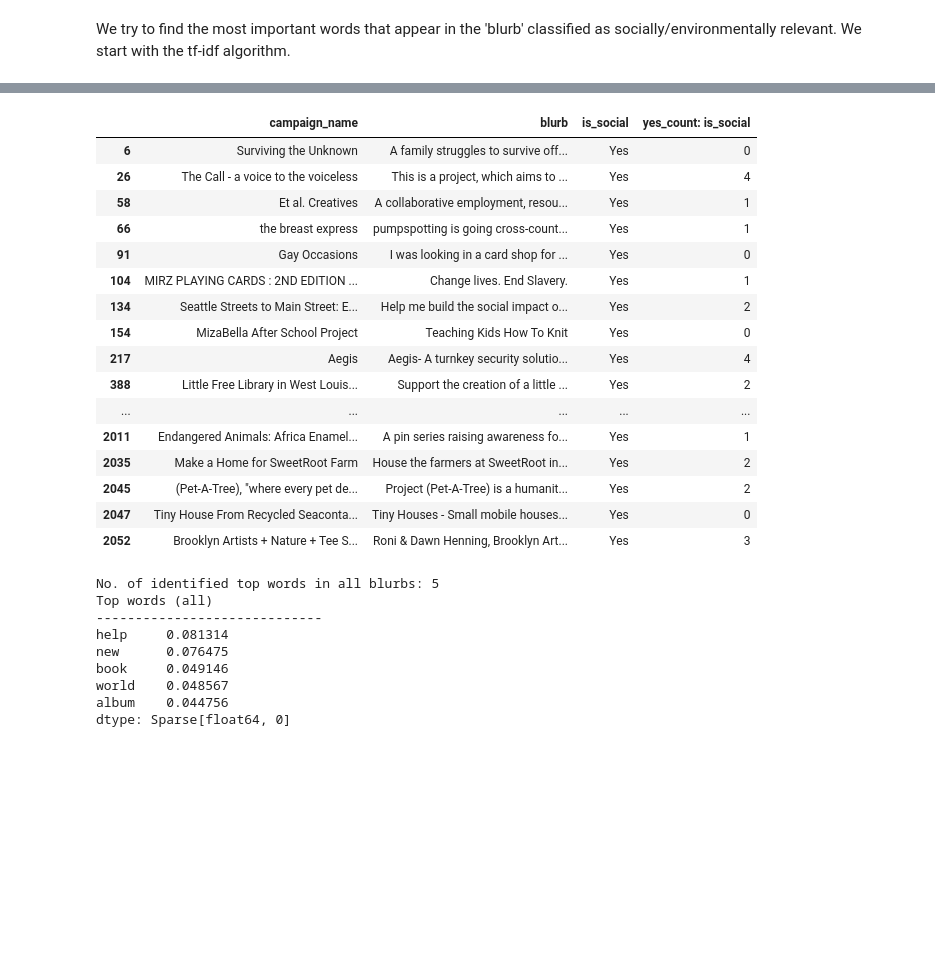
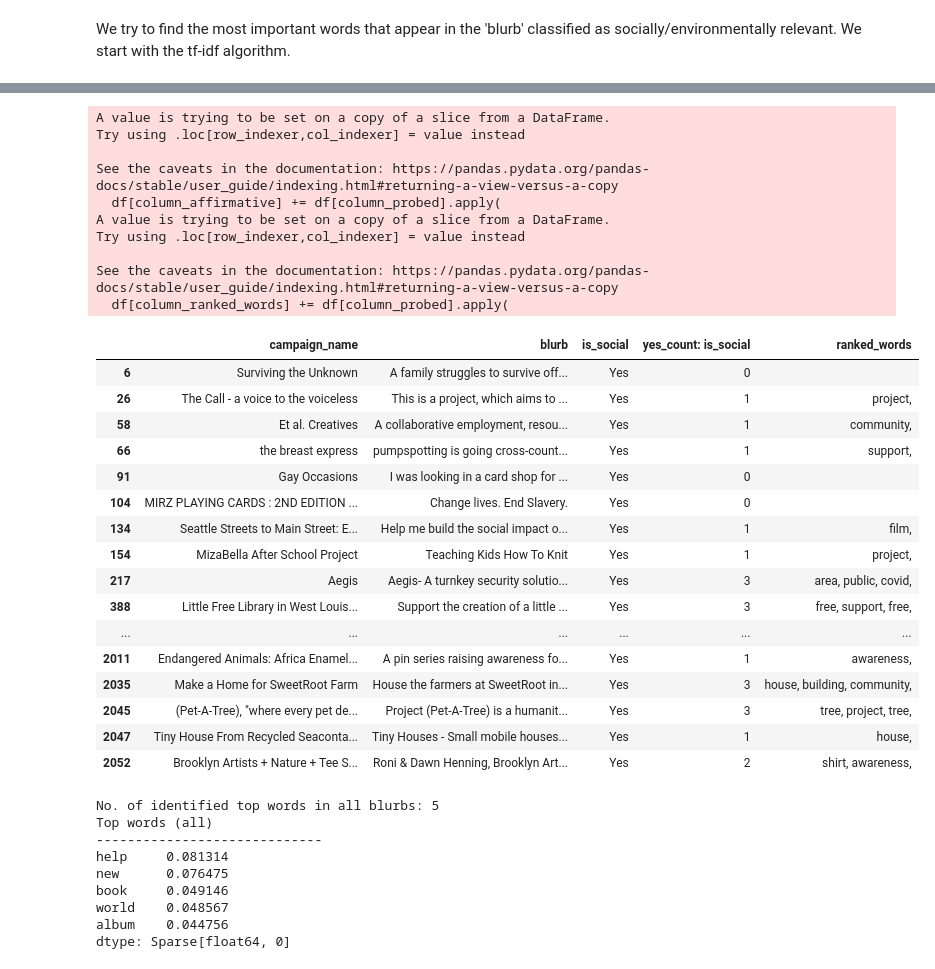
Before and after one commit to joss-thu/sustainability-kickstarter-campaigns, a Jupyter notebook: 02.Dataset_semantic_analysis.ipynb, the cells around one changed output, grey strips where cells are left out. Drawn from its saved outputs; the diff is of its cells as text; code cells hidden in the pictures; blank space fills up the shorter version.

```diff
--- a/02.Dataset_semantic_analysis.ipynb
+++ b/02.Dataset_semantic_analysis.ipynb
@@ -81,11 +81,35 @@ STOP_WORDS = list(text.ENGLISH_STOP_WORDS.union([str(i) for i in range(10)]))
 MIN_DOCS= .05
 #TOKEN_PATTERN= '(?u)\\b\\w*[a-zA-Z]\\w*\\b'
 #TOKEN_PATTERN = '(?u)\\b\\w*[a-zA-Z]\\w*[a-zA-Z]\\w*\\b'
+TOKEN_PATTERN= '(?u)\\b[a-zA-Z]{2,}\\b'
 
+'''
+def rank_words(df, ranked_words, column_probed, column_affirmative,):
+  df.loc[:, column_affirmative] = df[column_probed].apply(lambda blurb: ['Yes' if re.sub(r'\W+', '', word).lower() in ranked_words.index else 'No' for word in blurb.replace('-', ' ').lower().split()]).apply(lambda x: x.count('Yes'))
+  return df
+'''
+'''
+def rank_words(df, ranked_words, columns_probed, column_affirmative, column_ranked_words='ranked_words'):
+    df[column_affirmative] = 0
+    df[column_ranked_words] = ''
+    for column_probed in columns_probed:
+        df[column_affirmative] += df[column_probed].apply(lambda blurb: ['Yes' if re.sub(r'[\W,]+', '', word).lower() in ranked_words.index else 'No' for word in blurb.replace('-', ' ',).lower().split()]).apply(lambda x: x.count('Yes'))
+        df[column_ranked_words] += df[column_probed].apply(lambda blurb: [re.sub(r'[\W,]+', '', word) if re.sub(r'[\W,]+', '', word).lower() in ranked_words.index else '' for word in blurb.replace('-', ' ').lower().split()]).apply(lambda x: ', '.join(filter(None, x)))
+    return df
+'''
 
-def rank_words(df, ranked_words, column_probed, column_affirmative,):
-    df.loc[:, column_affirmative] = df[column_probed].apply(lambda blurb: ['Yes' if re.sub(r'\W+', '', word).lower() in ranked_words.index else 'No' for word in blurb.replace('-', ' ').lower().split()]).apply(lambda x: x.count('Yes'))
+def rank_words(df, ranked_words, columns_probed, column_affirmative, column_ranked_words='ranked_words', threshold=0.05):
+    df[column_affirmative] = 0
+    df[column_ranked_words] = ''
+    for column_probed in columns_probed:
+        df[column_affirmative] += df[column_probed].apply(
+            lambda blurb: ['Yes' if (clean_word := re.sub(r'[\W,]+', '', word).lower()) in ranked_words.index and ranked_words.loc[clean_word] > threshold else 'No' for word in blurb.replace('-', ' ',).lower().split()]
+        ).apply(lambda x: x.count('Yes'))
+        df[column_ranked_words] += df[column_probed].apply(
+            lambda blurb: [clean_word + ', ' if (clean_word := re.sub(r'[\W,]+', '', word).lower()) in ranked_words.index and ranked_words.loc[clean_word] > threshold else '' for word in blurb.replace('-', ' ').lower().split()]
+        ).apply(lambda x: ''.join(filter(None, x)))
     return df
+
 
 
 def get_word_count_in_classified_blurbs(df, count_column):
@@ -180,10 +233,10 @@ See the caveats in the documentation: https://pandas.pydata.org/pandas-docs/stab
 #----------------------------------------------------------------
 #2. FInd top ranking words in samples classified as social
 #----------------------------------------------------------------
-tf_idf_model = TfidfVectorizer(stop_words=STOP_WORDS, min_df= MIN_DOCS)
+tf_idf_model = TfidfVectorizer(stop_words=STOP_WORDS, min_df= MIN_DOCS, token_pattern=TOKEN_PATTERN)
 
-blurb_is_social= df_is_envt_or_social[df_is_envt_or_social['is_social'] == 'Yes']['blurb'].tolist()
-blurb_is_social= [text.lower() for text in blurb_is_social]
+blurb_is_social = df_is_envt_or_social[df_is_envt_or_social['is_social'] == 'Yes'][['campaign_name', 'blurb']].agg(' '.join, axis=1).tolist()
+blurb_is_social = [text.lower() for text in blurb_is_social]
 
 tf_idf_vector = tf_idf_model.fit_transform(blurb_is_social)
 words_set = tf_idf_model.get_feature_names_out()
@@ -217,7 +270,7 @@ dtype: Sparse[float64, 0]
 df_social= df_is_envt_or_social[df_is_envt_or_social['is_social']=='Yes']
 df_social.drop('is_environmental',axis=1,inplace=True)
 
-rank_words(df_social, ranked_words_social, column_probed='blurb', column_affirmative='yes_count: is_social')
+rank_words(df_social, ranked_words_social, columns_probed=['campaign_name','blurb'], column_affirmative='yes_count: is_social')
 
 word_count_classified_social= get_word_count_in_classified_blurbs(df_social,'yes_count: is_social' )
 print(word_count_classified_social)
@@ -241,20 +302,30 @@ See the caveats in the documentation: https://pandas.pydata.org/pandas-docs/stab
+A value is trying to be set on a copy of a slice from a DataFrame.
+Try using .loc[row_indexer,col_indexer] = value instead
+
+See the caveats in the documentation: https://pandas.pydata.org/pandas-docs/stable/user_guide/indexing.html#returning-a-view-versus-a-copy
+  df[column_affirmative] += df[column_probed].apply(
+A value is trying to be set on a copy of a slice from a DataFrame.
+Try using .loc[row_indexer,col_indexer] = value instead
+
+See the caveats in the documentation: https://pandas.pydata.org/pandas-docs/stable/user_guide/indexing.html#returning-a-view-versus-a-copy
+  df[column_ranked_words] += df[column_probed].apply(
-|  | campaign_name | blurb | is_social | yes_count: is_social |
-| 6 | Surviving the Unknown | A family struggles to survive off... | Yes | 0 |
-| 26 | The Call - a voice to the voiceless | This is a project, which aims to ... | Yes | 4 |
-| 58 | Et al. Creatives | A collaborative employment, resou... | Yes | 1 |
-| 66 | the breast express | pumpspotting is going cross-count... | Yes | 1 |
-| 91 | Gay Occasions | I was looking in a card shop for ... | Yes | 0 |
-| 104 | MIRZ PLAYING CARDS : 2ND EDITION ... | Change lives. End Slavery. | Yes | 1 |
-| 134 | Seattle Streets to Main Street: E... | Help me build the social impact o... | Yes | 2 |
-| 154 | MizaBella After School Project | Teaching Kids How To Knit | Yes | 0 |
-| 217 | Aegis | Aegis- A turnkey security solutio... | Yes | 4 |
-| 388 | Little Free Library in West Louis... | Support the creation of a little ... | Yes | 2 |
-| ... | ... | ... | ... | ... |
-| 2011 | Endangered Animals: Africa Enamel... | A pin series raising awareness fo... | Yes | 1 |
-| 2035 | Make a Home for SweetRoot Farm | House the farmers at SweetRoot in... | Yes | 2 |
-| 2045 | (Pet-A-Tree), "where every pet de... | Project (Pet-A-Tree) is a humanit... | Yes | 2 |
-| 2047 | Tiny House From Recycled Seaconta... | Tiny Houses - Small mobile houses... | Yes | 0 |
-| 2052 | Brooklyn Artists + Nature + Tee S... | Roni & Dawn Henning, Brooklyn Art... | Yes | 3 |
+|  | campaign_name | blurb | is_social | yes_count: is_social | ranked_words |
+| 6 | Surviving the Unknown | A family struggles to survive off... | Yes | 0 |  |
+| 26 | The Call - a voice to the voiceless | This is a project, which aims to ... | Yes | 1 | project, |
+| 58 | Et al. Creatives | A collaborative employment, resou... | Yes | 1 | community, |
+| 66 | the breast express | pumpspotting is going cross-count... | Yes | 1 | support, |
+| 91 | Gay Occasions | I was looking in a card shop for ... | Yes | 0 |  |
+| 104 | MIRZ PLAYING CARDS : 2ND EDITION ... | Change lives. End Slavery. | Yes | 0 |  |
+| 134 | Seattle Streets to Main Street: E... | Help me build the social impact o... | Yes | 1 | film, |
+| 154 | MizaBella After School Project | Teaching Kids How To Knit | Yes | 1 | project, |
+| 217 | Aegis | Aegis- A turnkey security solutio... | Yes | 3 | area, public, covid, |
+| 388 | Little Free Library in West Louis... | Support the creation of a little ... | Yes | 3 | free, support, free, |
+| ... | ... | ... | ... | ... | ... |
+| 2011 | Endangered Animals: Africa Enamel... | A pin series raising awareness fo... | Yes | 1 | awareness, |
+| 2035 | Make a Home for SweetRoot Farm | House the farmers at SweetRoot in... | Yes | 3 | house, building, community, |
+| 2045 | (Pet-A-Tree), "where every pet de... | Project (Pet-A-Tree) is a humanit... | Yes | 3 | tree, project, tree, |
+| 2047 | Tiny House From Recycled Seaconta... | Tiny Houses - Small mobile houses... | Yes | 1 | house, |
+| 2052 | Brooklyn Artists + Nature + Tee S... | Roni & Dawn Henning, Brooklyn Art... | Yes | 2 | shirt, awareness, |
 # %%
 #----------------------------------------------------------------
 #3. Find top ranking words in all samples, for the sake of completeness
```
Also changed, not shown: parts of 7 cells of this notebook.
